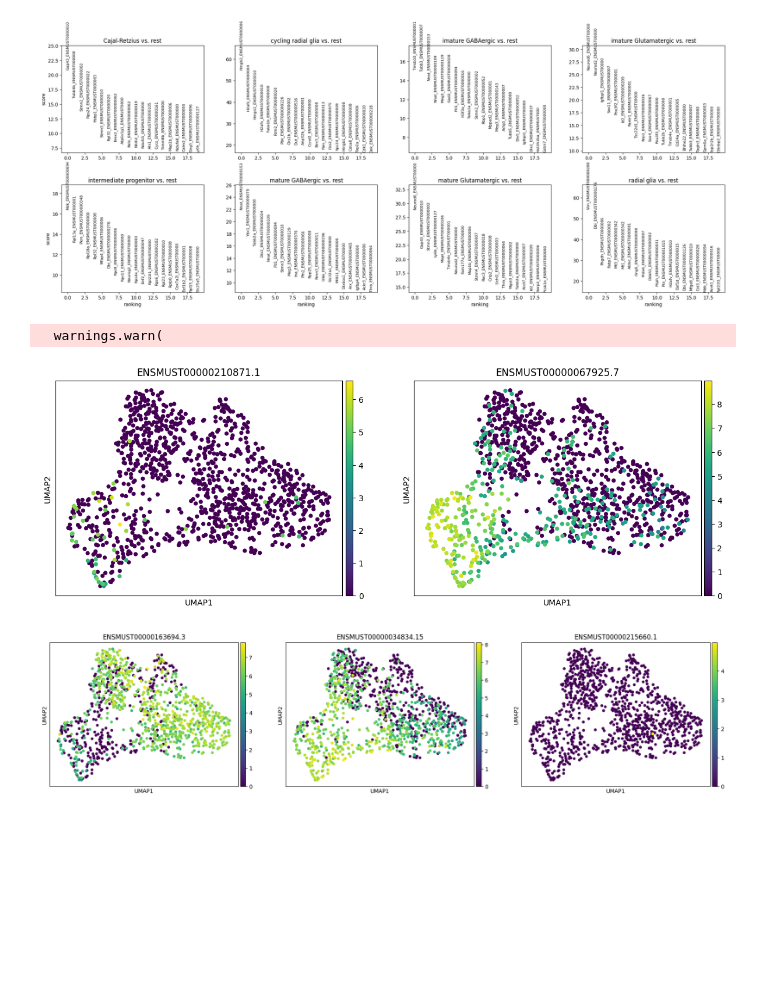
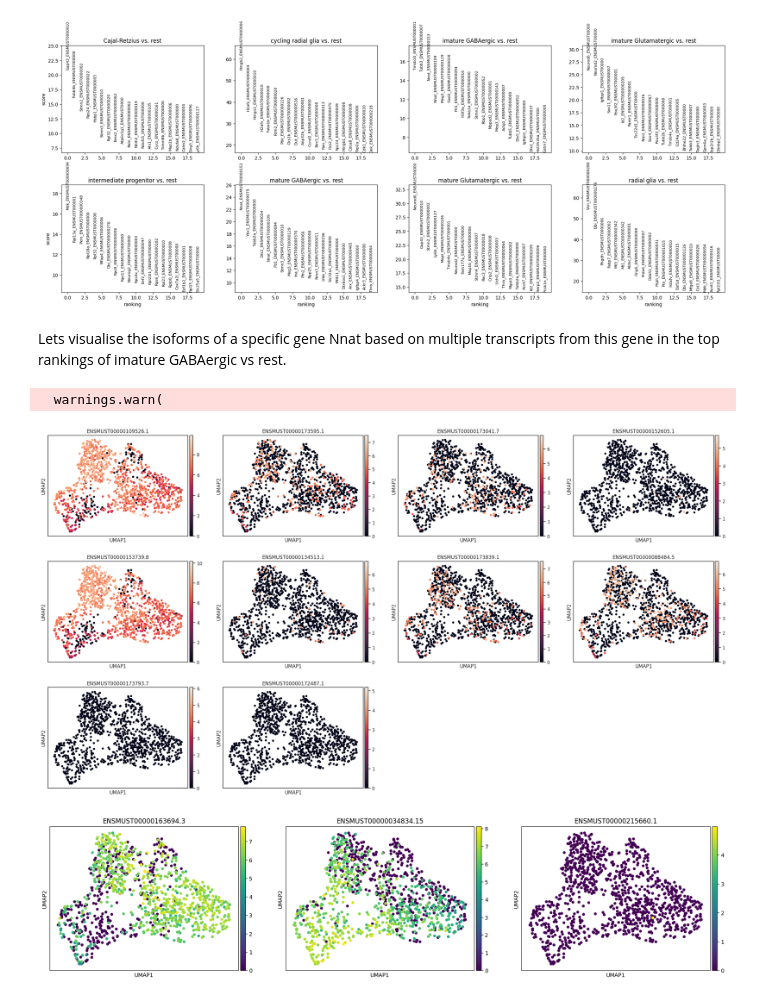
Before and after one commit to cobioda/allos, a Jupyter notebook: nbs/index.ipynb, the cells around one changed output. Saved outputs shown, nothing was run; the diff lists cells and outputs as text; code cells hidden in the pictures; blank space fills up the shorter version.

```diff
--- a/nbs/index.ipynb
+++ b/nbs/index.ipynb
@@ -156,6 +160,8 @@ sc.tl.rank_genes_groups(transcript_matrix, 'cell_type', method='t-test')
 sc.pl.rank_genes_groups(transcript_matrix, n_genes=20, sharey=False, figsize=(12, 10))
 # %% [output]
 [figure]
+# %% [markdown]
+Lets visualise the isoforms of a specific gene Nnat based on multiple transcripts from this gene in the top rankings of imature GABAergic vs rest.
 # %%
 # Perform the operations on a copy of the sicelore_mouse_data
 sicelore_mouse_data_copy = sicelore_mouse_data.copy()
@@ -169,9 +175,9 @@ sc.tl.umap(sicelore_mouse_data_copy)
   warnings.warn(
 # %%
 import allos.visuals as vs
-vs.plot_transcripts(sicelore_mouse_data_copy, gene_id='Hmgb2')
+vs.plot_transcripts(sicelore_mouse_data_copy, gene_id='Nnat')
 # %% [output]
-[figure, old version]
+[figure, new version]
 # %%
 import allos.visuals as vs
 vs.plot_transcripts(sicelore_mouse_data_copy, gene_id='Pkm')
```
Also changed, not shown: parts of 6 cells of this notebook, 7 other files.
